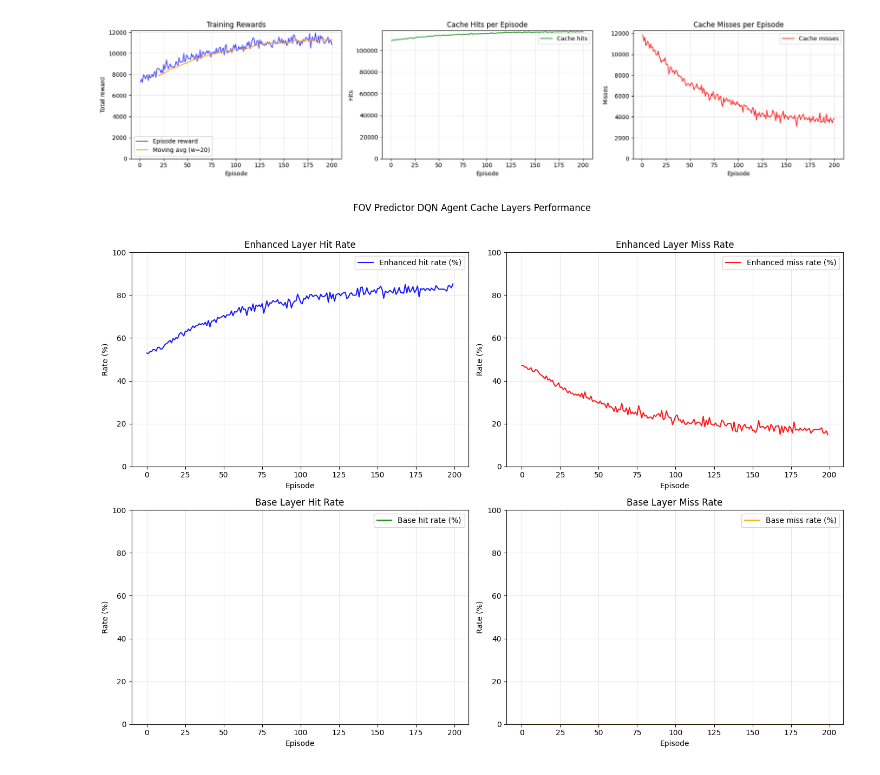
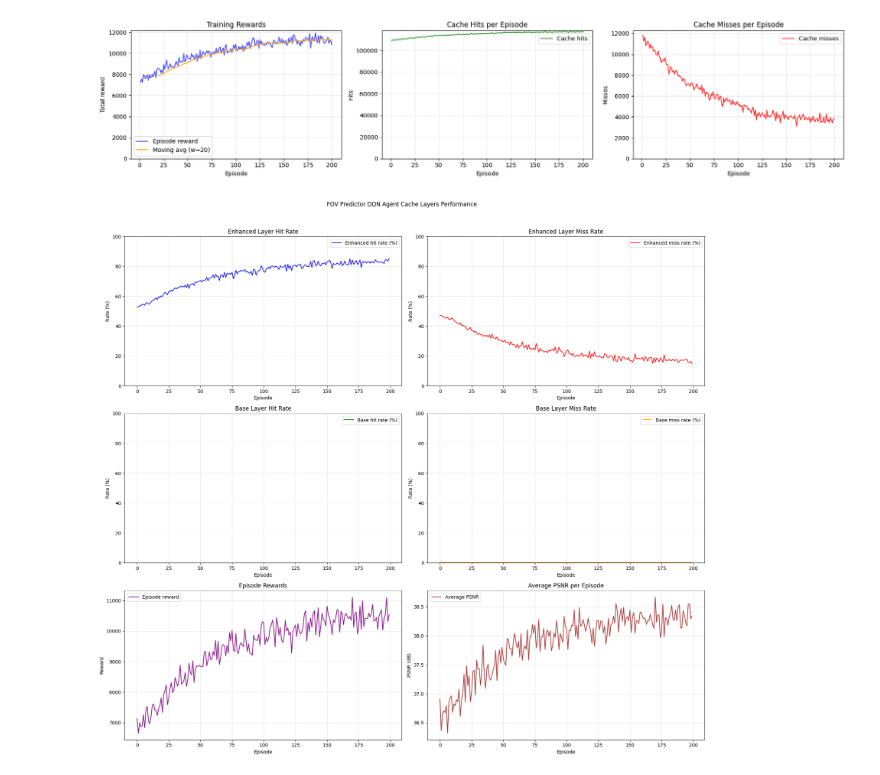
Before and after one commit to es25591/CacheVideoPredict360, a Jupyter notebook: Sources/Examples/LabDeepRLEnv_FoV_Predict.ipynb, the cells around one changed output. Saved outputs shown, nothing was run; the diff lists cells and outputs as text; code cells hidden in the pictures.

```diff
--- a/Sources/Examples/LabDeepRLEnv_FoV_Predict.ipynb
+++ b/Sources/Examples/LabDeepRLEnv_FoV_Predict.ipynb
@@ -580,6 +580,8 @@ def read_results(csv_path: str):
     enhanced_misses: List[float] = []
     base_hits: List[float] = []
     base_misses: List[float] = []
+    rewards: List[float] = []
+    avg_psnr: List[float] = []
 
     if not os.path.exists(csv_path):
         raise FileNotFoundError(f"CSV file not found: {csv_path}")
@@ -592,7 +594,10 @@ def read_results(csv_path: str):
             "enhanced_layer_cache_misses",
             "base_layer_cache_hits",
             "base_layer_cache_misses",
+            "total_reward",
+            "average_psnr"
         ]
+
         missing = [c for c in required_cols if c not in reader.fieldnames]
         if missing:
             raise ValueError(
@@ -606,11 +611,13 @@ def read_results(csv_path: str):
                 enhanced_misses.append(float(row["enhanced_layer_cache_misses"]))
                 base_hits.append(float(row["base_layer_cache_hits"]))
                 base_misses.append(float(row["base_layer_cache_misses"]))
+                rewards.append(float(row["total_reward"]))
+                avg_psnr.append(float(row["average_psnr"]))
             except (ValueError, KeyError):
                 # skip malformed rows
                 continue
 
-    return episodes, enhanced_hits, enhanced_misses, base_hits, base_misses
+    return episodes, enhanced_hits, enhanced_misses, base_hits, base_misses, rewards, avg_psnr
 
 
 def plot_cache_layers(
@@ -618,7 +625,7 @@ def plot_cache_layers(
     out_path: str | None = None,
     title: str | None = None,
 ):
-    episodes, enhanced_hits, enhanced_misses, base_hits, base_misses = read_results(csv_path)
+    episodes, enhanced_hits, enhanced_misses, base_hits, base_misses, rewards, psnr = read_results(csv_path)
 
     # Compute per-episode percentages
     def safe_pct(num, den):
@@ -636,7 +643,7 @@ def plot_cache_layers(
     enh_ylim = (0, 100)
     base_ylim = (0, 100)
 
-    fig, axes = plt.subplots(2, 2, figsize=(14, 10))
+    fig, axes = plt.subplots(3, 2, figsize=(18, 16))
 
     # Enhanced Layer: Hit rate
     axes[0, 0].plot(episodes, enh_hit_rate, label="Enhanced hit rate (%)", color="blue", alpha=0.9)
@@ -668,36 +675,54 @@ def plot_cache_layers(
     # Base Layer: Miss rate
     axes[1, 1].plot(episodes, base_miss_rate, label="Base miss rate (%)", color="orange", alpha=0.9)
     axes[1, 1].set_title("Base Layer Miss Rate")
     axes[1, 1].set_xlabel("Episode")
     axes[1, 1].set_ylabel("Rate (%)")
     axes[1, 1].set_ylim(base_ylim)
     axes[1, 1].grid(True, alpha=0.3)
     axes[1, 1].legend()
 
+    # Reward title
+    axes[2, 0].plot(episodes, rewards, label="Episode reward", color="purple", alpha=0.9)
+    axes[2, 0].set_title("Episode Rewards")
+    axes[2, 0].set_xlabel("Episode")
+    axes[2, 0].set_ylabel("Reward")
+    axes[2, 0].grid(True, alpha=0.3)
+    axes[2, 0].legend()
+
+    # Average PSNR
+    axes[2, 1].plot(episodes, psnr, label="Average PSNR", color="brown", alpha=0.9)
+    axes[2, 1].set_title("Average PSNR per Episode")
+    axes[2, 1].set_xlabel("Episode")
+    axes[2, 1].set_ylabel("PSNR (dB)")
+    axes[2, 1].grid(True, alpha=0.3)
+    axes[2, 1].legend()
+
+
     if title:
         fig.suptitle(title, y=1.02)
     plt.tight_layout()
 
     if out_path:
         plt.savefig(out_path, dpi=150, bbox_inches="tight")
     plt.show()
 
 
 if __name__ == "__main__":
-    csv_filepath = '/home/eduardo/Workspace/CacheVideoPredict360/Results'
-    csv_filepath += '/fov_predictor_U100_V100_G60_L2_N4_cap500MB_AR15.0.csv'
+    # csv_filepath = '/home/eduardo/Workspace/CacheVideoPredict360/Results'
+    csv_filepath = r'c:\Users\es25591\Workspace\CacheVideoPredict360\Results'
+    csv_filepath += r'\fov_predictor_U100_V100_G60_L2_N4_cap500MB_AR15.0.csv'
 
     out_path = None
 
     title = "FOV Predictor DQN Agent Cache Layers Performance"
 
     plot_cache_layers(
         csv_filepath,
         out_path=None,
         title=title
     )
 # %% [output]
-[figure, old version]
+[figure, new version]
 # %%
 from typing import List
 import os
```
Also changed, not shown: parts of 4 cells of this notebook, 4 other files.
